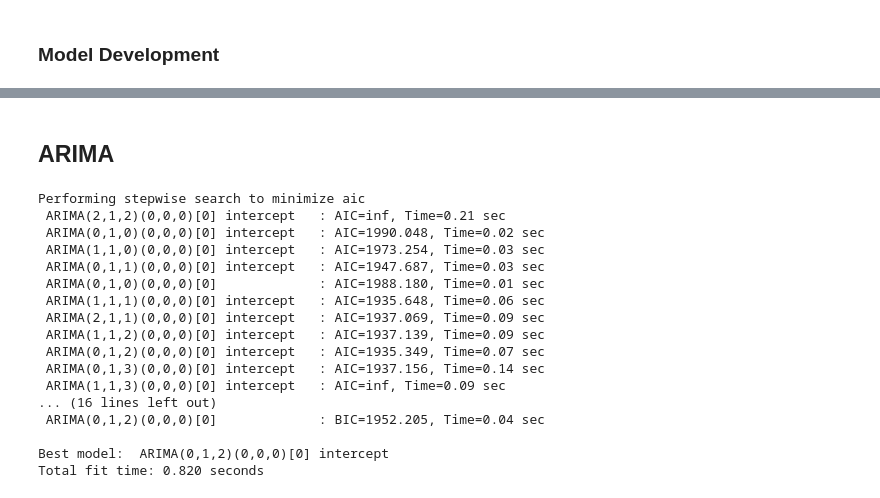
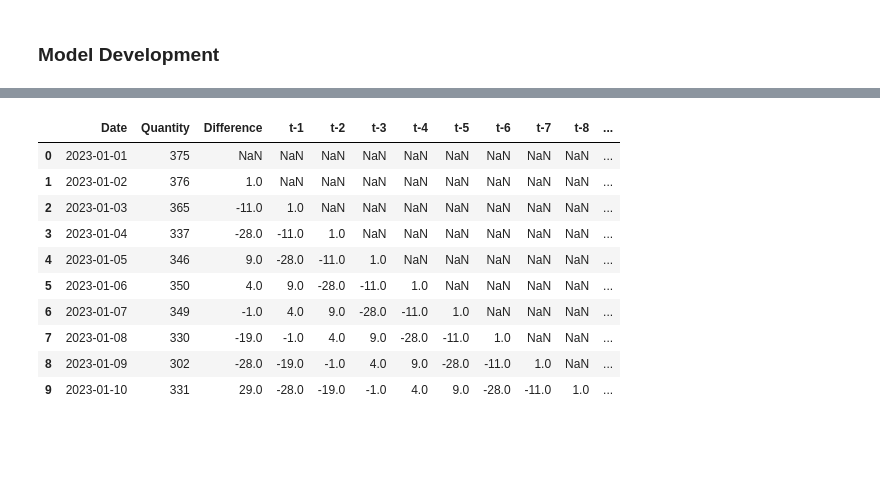
Before and after one commit to Murphysics1/masters_capstone, a Jupyter notebook: MLR_Autoregression_Model.ipynb, the cells around one changed output, grey strips where cells are left out. Cells and saved outputs as stored; diff of their text form; code cells hidden in the pictures; blank space fills up the shorter version.

Commit message:
Clean up work area and separate models

```diff
--- a/MLR_Autoregression_Model.ipynb
+++ b/MLR_Autoregression_Model.ipynb
@@ -23,15 +15,6 @@ df_coffee = df.loc[df['Product']=='Coffee',['Date','Quantity']].reset_index(drop
 df_tea = df.loc[df['Product']=='Tea',['Date','Quantity']].reset_index(drop=True)
 # %% [markdown]
 ## Functions
-# %%
-def time_lag(df, lagged_qty, steps = 1, season = None):
-
-    for step in range(steps):
-        df[f't-{step+1}'] = df[lagged_qty].shift(step+1)
-
-    if season != None:
-
-        df[f'S({season})'] = df[lagged_qty].shift(season)
 # %%
 def acf_pacf(series, title = 'Autocorrelations'):
     fig, (ax1, ax2) = plt.subplots(2,1, figsize=(10,8),sharex=True)
@@ -401,23 +172,16 @@ plt.show()
-# %% [markdown]
-## ARIMA
-# %%
-results_aic = pm.auto_arima(df_coffee['Quantity'], trace=True, information_criterion='aic',seasonal=True)
-results_aic = pm.auto_arima(df_coffee['Quantity'], trace=True, information_criterion='bic',seasonal=True)
-# %% [output]
-Performing stepwise search to minimize aic
- ARIMA(2,1,2)(0,0,0)[0] intercept   : AIC=inf, Time=0.21 sec
- ARIMA(0,1,0)(0,0,0)[0] intercept   : AIC=1990.048, Time=0.02 sec
- ARIMA(1,1,0)(0,0,0)[0] intercept   : AIC=1973.254, Time=0.03 sec
- ARIMA(0,1,1)(0,0,0)[0] intercept   : AIC=1947.687, Time=0.03 sec
- ARIMA(0,1,0)(0,0,0)[0]             : AIC=1988.180, Time=0.01 sec
- ARIMA(1,1,1)(0,0,0)[0] intercept   : AIC=1935.648, Time=0.06 sec
- ARIMA(2,1,1)(0,0,0)[0] intercept   : AIC=1937.069, Time=0.09 sec
- ARIMA(1,1,2)(0,0,0)[0] intercept   : AIC=1937.139, Time=0.09 sec
- ARIMA(0,1,2)(0,0,0)[0] intercept   : AIC=1935.349, Time=0.07 sec
- ARIMA(0,1,3)(0,0,0)[0] intercept   : AIC=1937.156, Time=0.14 sec
- ARIMA(1,1,3)(0,0,0)[0] intercept   : AIC=inf, Time=0.09 sec
-... (16 lines left out)
- ARIMA(0,1,2)(0,0,0)[0]             : BIC=1952.205, Time=0.04 sec
-
-Best model:  ARIMA(0,1,2)(0,0,0)[0] intercept
-Total fit time: 0.820 seconds
+# %%
+df_lagged = df_coffee_stationary.copy()
+time_lag(df_lagged, lagged_qty= 'Difference', steps=10)
+df_lagged.head(10)
+# %% [output]
+|  | Date | Quantity | Difference | t-1 | t-2 | t-3 | t-4 | t-5 | t-6 | t-7 | t-8 | ... |
+| 0 | 2023-01-01 | 375 | NaN | NaN | NaN | NaN | NaN | NaN | NaN | NaN | NaN | ... |
+| 1 | 2023-01-02 | 376 | 1.0 | NaN | NaN | NaN | NaN | NaN | NaN | NaN | NaN | ... |
+| 2 | 2023-01-03 | 365 | -11.0 | 1.0 | NaN | NaN | NaN | NaN | NaN | NaN | NaN | ... |
+| 3 | 2023-01-04 | 337 | -28.0 | -11.0 | 1.0 | NaN | NaN | NaN | NaN | NaN | NaN | ... |
+| 4 | 2023-01-05 | 346 | 9.0 | -28.0 | -11.0 | 1.0 | NaN | NaN | NaN | NaN | NaN | ... |
+| 5 | 2023-01-06 | 350 | 4.0 | 9.0 | -28.0 | -11.0 | 1.0 | NaN | NaN | NaN | NaN | ... |
+| 6 | 2023-01-07 | 349 | -1.0 | 4.0 | 9.0 | -28.0 | -11.0 | 1.0 | NaN | NaN | NaN | ... |
+| 7 | 2023-01-08 | 330 | -19.0 | -1.0 | 4.0 | 9.0 | -28.0 | -11.0 | 1.0 | NaN | NaN | ... |
+| 8 | 2023-01-09 | 302 | -28.0 | -19.0 | -1.0 | 4.0 | 9.0 | -28.0 | -11.0 | 1.0 | NaN | ... |
+| 9 | 2023-01-10 | 331 | 29.0 | -28.0 | -19.0 | -1.0 | 4.0 | 9.0 | -28.0 | -11.0 | 1.0 | ... |
```
Also changed, not shown: parts of 11 cells of this notebook, 2 other files.
